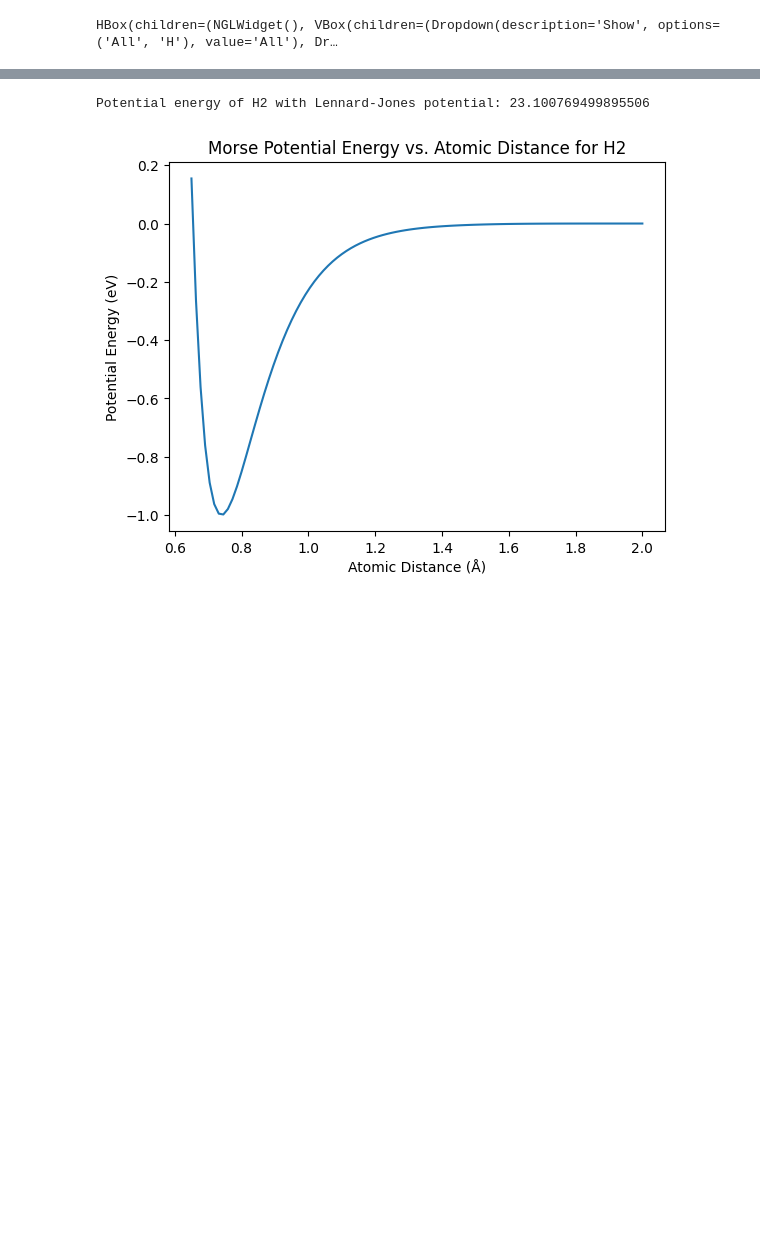
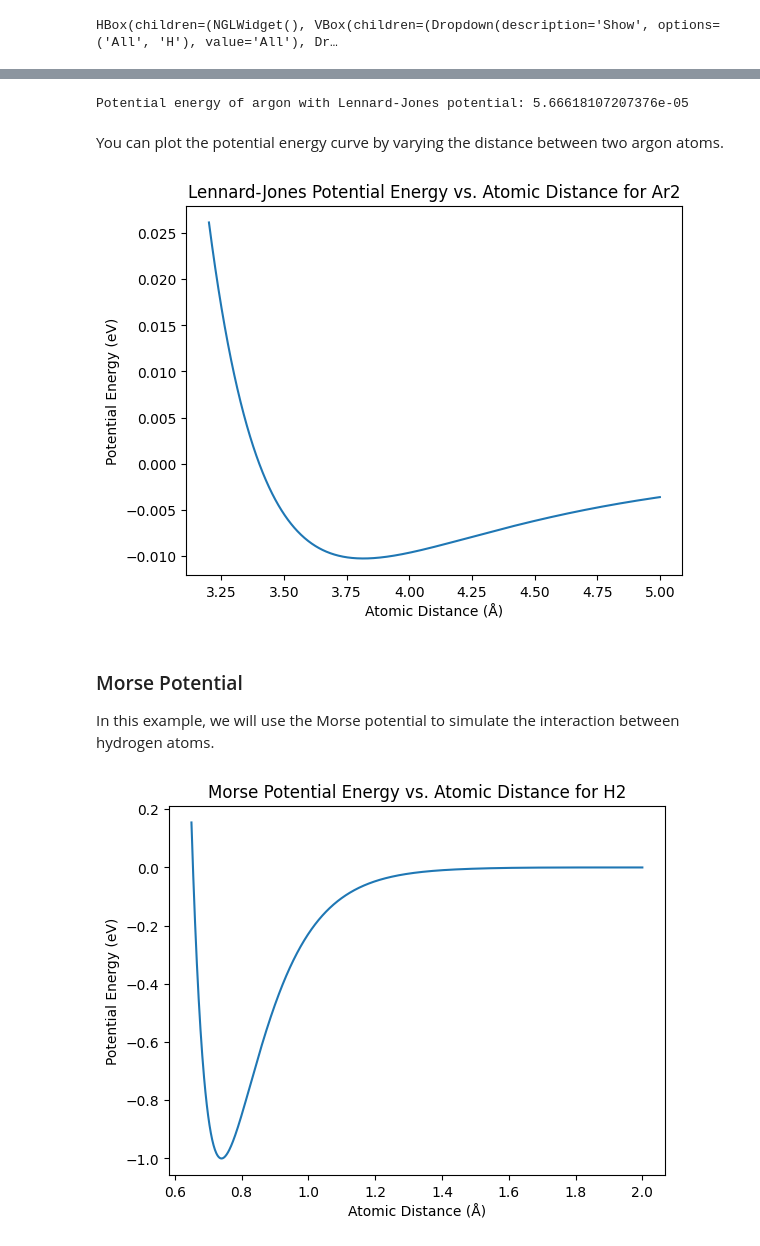
Before and after one commit to deng-group/MLE4217_5219_book, a Jupyter notebook: models_and_theories_I/ase.ipynb, the cells around one changed output, grey strips where cells are left out. Drawn from its saved outputs; the diff is of its cells as text; code cells hidden in the pictures; blank space fills up the shorter version.

Commit message:
Add figures to modelling and DFT documentation to enhance visual understanding

```diff
--- a/models_and_theories_I/ase.ipynb
+++ b/models_and_theories_I/ase.ipynb
@@ -44,17 +34,46 @@ Text(value='HELLO')
 # %%
 from ase.calculators.lj import LennardJones
+from ase import Atoms
+# Create Lennard-Jones calculator
+lj_calculator = LennardJones(sigma=3.4, epsilon=120 * 8.617333262145e-5)
 
-# Create Lennard-Jones calculator
-lj_calculator = LennardJones(sigma=  3.4, epsilon = 120* 8.617333262145e-5)
+# Create a pair of argon atoms
+argon = Atoms('Ar2', positions=[[0, 0, 0], [0, 0, 3.4]])
 
-# Set the calculator for the H2 molecule
-h2.calc = lj_calculator
+# Set the calculator for the argon atom
+argon.calc = lj_calculator
 
 # Calculate the potential energy
-potential_energy = h2.get_potential_energy()
-print("Potential energy of H2 with Lennard-Jones potential:", potential_energy)
+potential_energy = argon.get_potential_energy()
+print("Potential energy of argon with Lennard-Jones potential:", potential_energy)
 # %% [output]
-Potential energy of H2 with Lennard-Jones potential: 23.100769499895506
+Potential energy of argon with Lennard-Jones potential: 5.66618107207376e-05
+# %% [markdown]
+You can plot the potential energy curve by varying the distance between two argon atoms.
+# %%
+import numpy as np
+import matplotlib.pyplot as plt
+# Create a range of distances for argon atoms
+argon_distances = np.linspace(3.2, 5.0, 1000)
+
+# Calculate energies for each distance using Lennard-Jones potential
+argon_energies = []
+for d in argon_distances:
+    argon = Atoms('Ar2', positions=[[0, 0, 0], [0, 0, d]])
+    argon.calc = lj_calculator
+    argon_energies.append(argon.get_potential_energy())
+
+# Plot the results
+plt.plot(argon_distances, argon_energies)
+plt.xlabel('Atomic Distance (Å)')
+plt.ylabel('Potential Energy (eV)')
+plt.title('Lennard-Jones Potential Energy vs. Atomic Distance for Ar2')
+plt.show()
+# %% [output]
+[figure, added]
+# %% [markdown]
+### Morse Potential
+In this example, we will use the Morse potential to simulate the interaction between hydrogen atoms.
 # %%
 import numpy as np
 from ase.calculators.morse import MorsePotential
```
Also changed, not shown: parts of 14 cells of this notebook, 16 other files.
